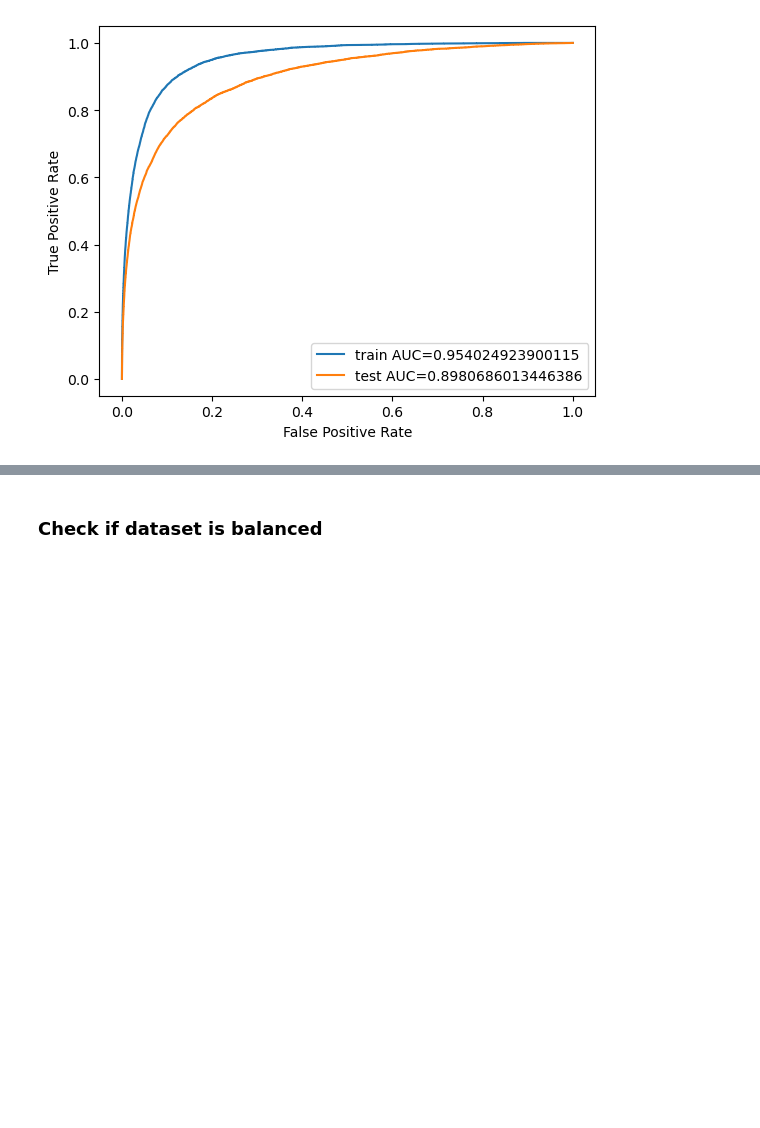
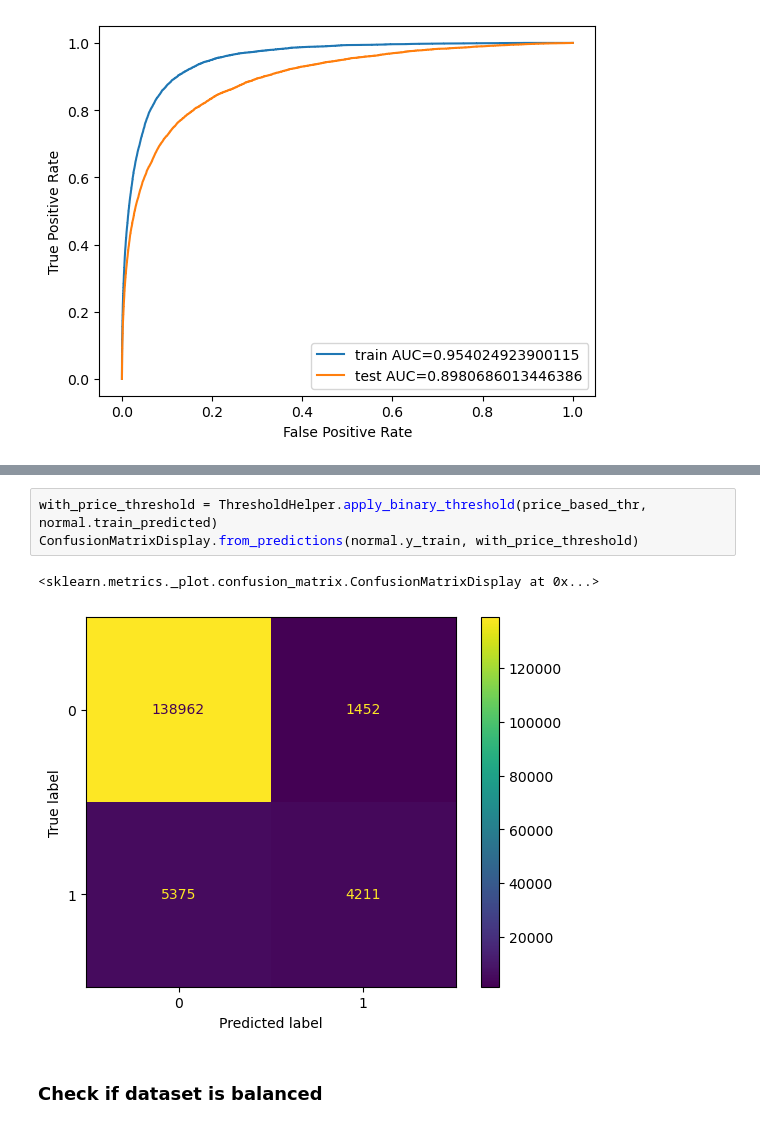
Before and after one commit to vburenkov/ML, a Jupyter notebook: FINAL/Burenkov.ipynb, the cells around one changed output, grey strips where cells are left out. Cells and saved outputs as stored; diff of their text form; blank space fills up the shorter version.

```diff
--- a/FINAL/Burenkov.ipynb
+++ b/FINAL/Burenkov.ipynb
@@ -1156,3 +1117,9 @@ for i in range(0, 3):
+# %%
+with_price_threshold = ThresholdHelper.apply_binary_threshold(price_based_thr, normal.train_predicted)
+ConfusionMatrixDisplay.from_predictions(normal.y_train, with_price_threshold)
+# %% [output]
+<sklearn.metrics._plot.confusion_matrix.ConfusionMatrixDisplay at 0x...>
+[figure, added]
 # %% [markdown]
 ### Check if dataset is balanced
 # %%
```
Also changed, not shown: parts of 22 cells of this notebook, 1 other file.
